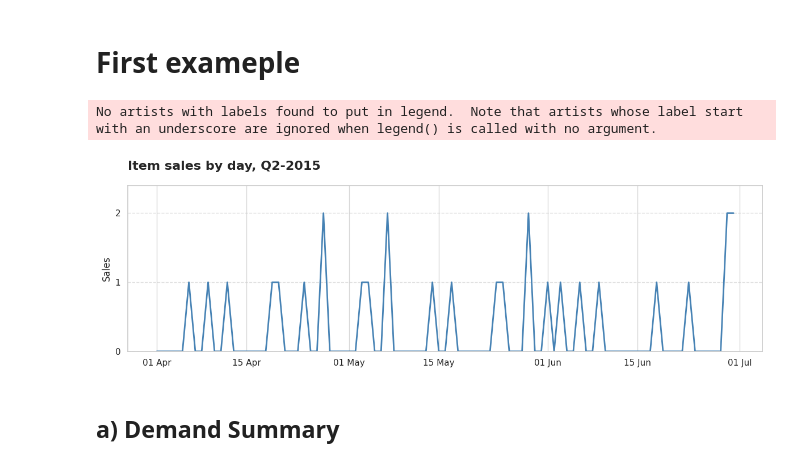
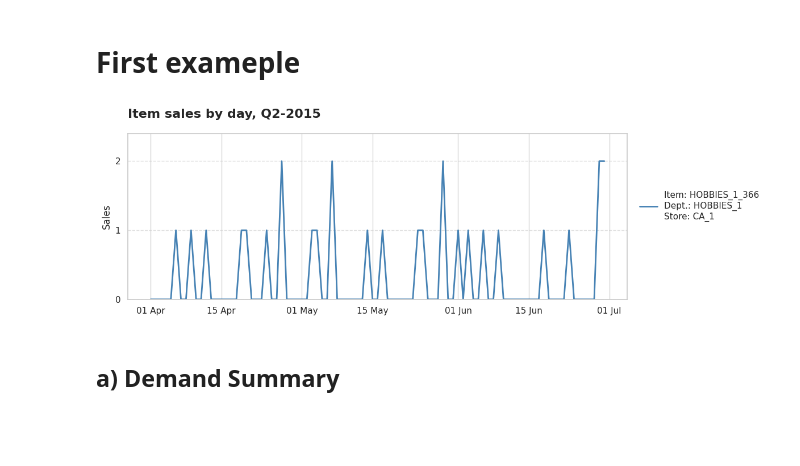
Before and after one commit to njimenez94/m5-forecasting, a Jupyter notebook: notebooks/02_demand_classification.ipynb, the cells around one changed output. Saved outputs shown, nothing was run; the diff lists cells and outputs as text; code cells hidden in the pictures; blank space fills up the shorter version.

```diff
--- a/notebooks/02_demand_classification.ipynb
+++ b/notebooks/02_demand_classification.ipynb
@@ -303,39 +511,46 @@ import seaborn as sns
 sns.set_theme(style="whitegrid")
 
 plt.figure(figsize=(12,4))
+store = example_item['store_id'].iloc[0]
+dept = example_item['dept_id'].iloc[0]
+item = example_item['item_id'].iloc[0]
 
 sns.lineplot(
     data=example_item,
     x="date",
     y="sales",
     linewidth=2,
-    color="steelblue"
+    color="steelblue",
+    label = f"Item: {item}\nDept.: {dept}\nStore: {store}"
 )
 
 plt.ylim(0, example_item["sales"].max() * 1.2)
 
 ax = plt.gca()
 ax.yaxis.set_major_locator(mticker.MultipleLocator(1))
 
 locator = mdates.DayLocator(bymonthday=[1, 15])
 ax.xaxis.set_major_locator(locator)
 ax.xaxis.set_major_formatter(mdates.DateFormatter('%d %b'))
 plt.xticks(rotation=0)
 
 plt.title("Item sales by day, Q2-2015", fontsize=16, weight="bold", loc="left", pad=20)
 plt.xlabel("")
 plt.ylabel("Sales")
 
 ax.yaxis.grid(True, linestyle="--", linewidth=1, alpha=0.6)
 ax.xaxis.grid(True, linestyle="-", linewidth=1, alpha=0.8)
 
-plt.legend(loc="upper left", frameon=False)
+plt.legend(
+    loc="upper left",
+    bbox_to_anchor=(1.01, 0.7),
+    frameon=False
+)
 
 plt.tight_layout()
 plt.show()
 # %% [output]
-No artists with labels found to put in legend.  Note that artists whose label start with an underscore are ignored when legend() is called with no argument.
-[figure, old version]
+[figure, new version]
 # %% [markdown]
 ## a) Demand Summary
 # %%
```
Also changed, not shown: parts of 20 cells of this notebook, 16 other files.
